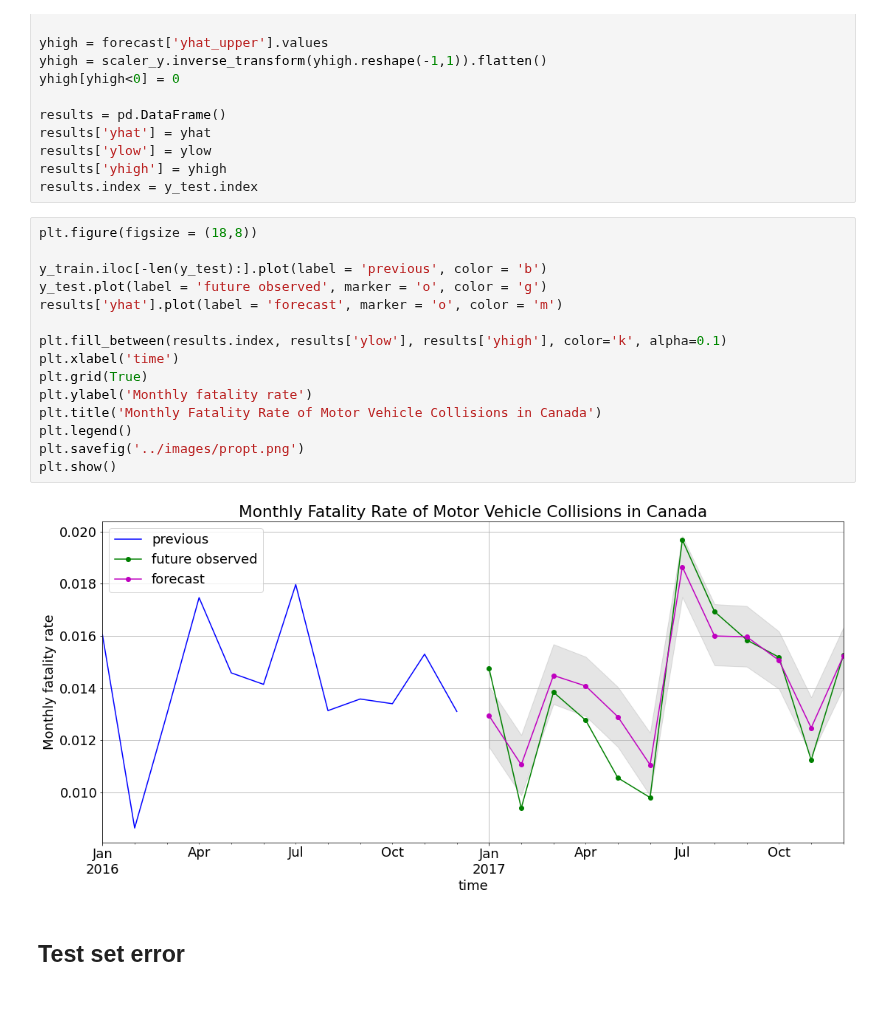
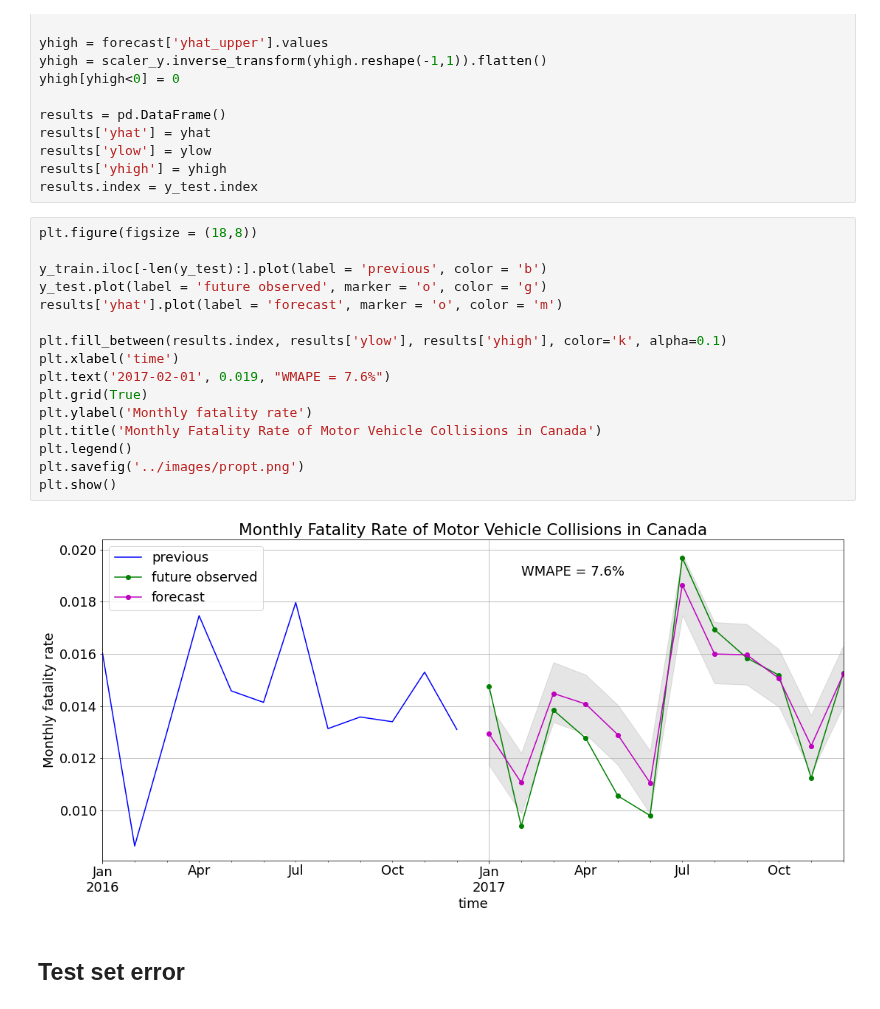
Before and after one commit to Owerre/Time-Series-Forecasting, a Jupyter notebook: fatality-forecast/notebooks/04-prophet.ipynb, the cells around one changed output. Saved outputs shown, nothing was run; the diff lists cells and outputs as text.

```diff
--- a/fatality-forecast/notebooks/04-prophet.ipynb
+++ b/fatality-forecast/notebooks/04-prophet.ipynb
@@ -133,20 +133,21 @@ results.index = y_test.index
 # %%
 plt.figure(figsize = (18,8))
 
 y_train.iloc[-len(y_test):].plot(label = 'previous', color = 'b')
 y_test.plot(label = 'future observed', marker = 'o', color = 'g')
 results['yhat'].plot(label = 'forecast', marker = 'o', color = 'm')
 
 plt.fill_between(results.index, results['ylow'], results['yhigh'], color='k', alpha=0.1)
 plt.xlabel('time')
+plt.text('2017-02-01', 0.019, "WMAPE = 7.6%")
 plt.grid(True)
 plt.ylabel('Monthly fatality rate')
 plt.title('Monthly Fatality Rate of Motor Vehicle Collisions in Canada')
 plt.legend()
 plt.savefig('../images/propt.png')
 plt.show()
 # %% [output]
-[figure, old version]
+[figure, new version]
 # %% [markdown]
 ## Test set error
 # %%
```
Also changed, not shown: 5 other files.
